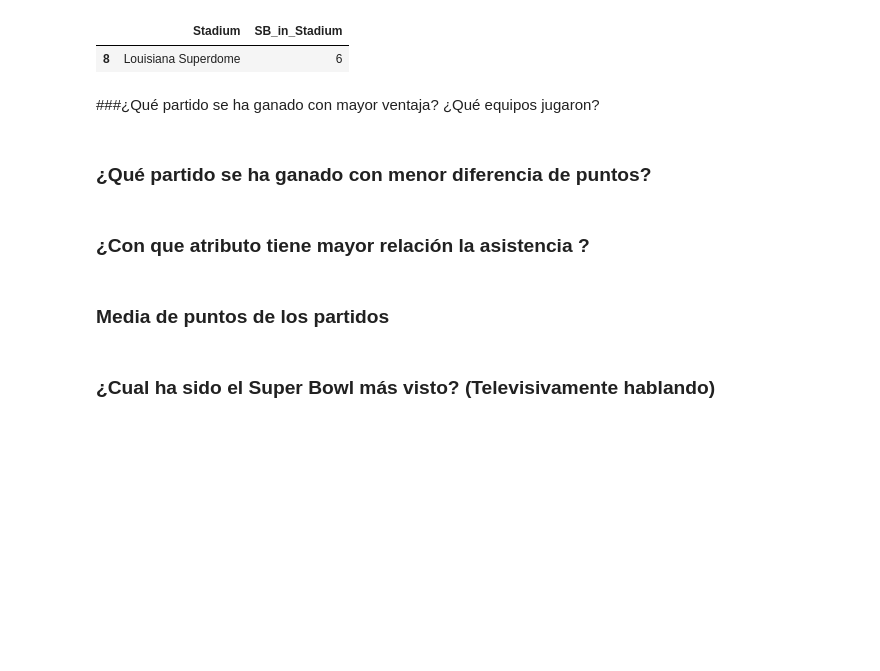
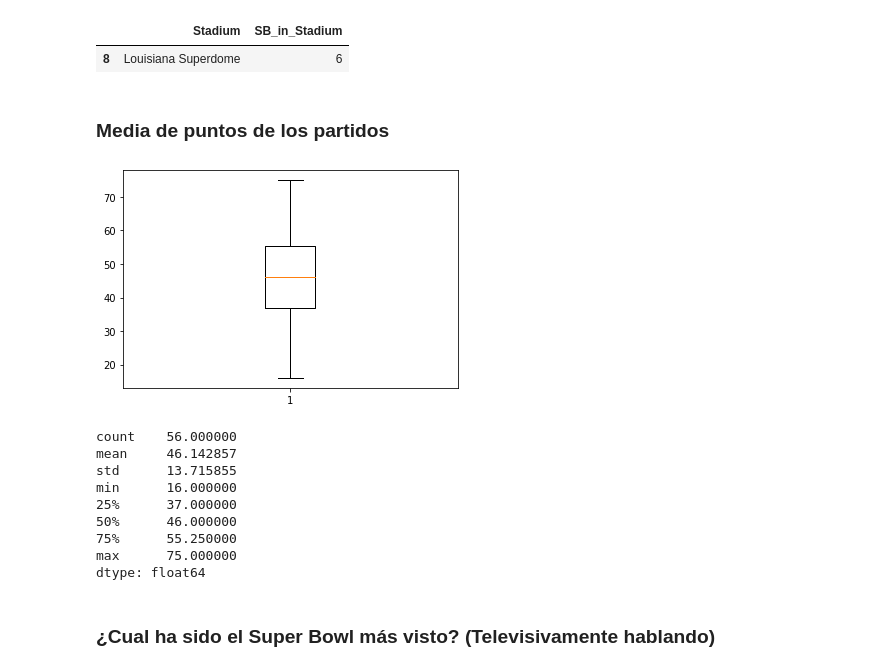
Before and after one commit to EdeEsteban/Analitica-de-Datos, a Jupyter notebook: Analitica.ipynb, the cells around one changed output. Drawn from its saved outputs; the diff is of its cells as text; code cells hidden in the pictures; blank space fills up the shorter version.

```diff
--- a/Analitica.ipynb
+++ b/Analitica.ipynb
@@ -602,14 +626,26 @@ Games_per_stadium[Games_per_stadium['SB_in_Stadium'] == Games_per_stadium['SB_in
 [figure]
 |  | Stadium | SB_in_Stadium |
 | 8 | Louisiana Superdome | 6 |
-# %% [markdown]
-###¿Qué partido se ha ganado con mayor ventaja? ¿Qué equipos jugaron?
-# %% [markdown]
-### ¿Qué partido se ha ganado con menor diferencia de puntos?
-# %% [markdown]
-### ¿Con que atributo tiene mayor relación la asistencia ?
 # %% [markdown]
 ### Media de puntos de los partidos
+# %%
+Tpoints = championships['Winner Score']+championships['Loser Score']
+
+plt.boxplot(Tpoints)
+plt.show()
+
+Tpoints.describe()
+# %% [output]
+[figure, added]
+count    56.000000
+mean     46.142857
+std      13.715855
+min      16.000000
+25%      37.000000
+50%      46.000000
+75%      55.250000
+max      75.000000
+dtype: float64
 # %% [markdown]
 ### ¿Cual ha sido el Super Bowl más visto? (Televisivamente hablando)
 # %% [markdown]
```
Also changed, not shown: parts of 18 cells of this notebook.
